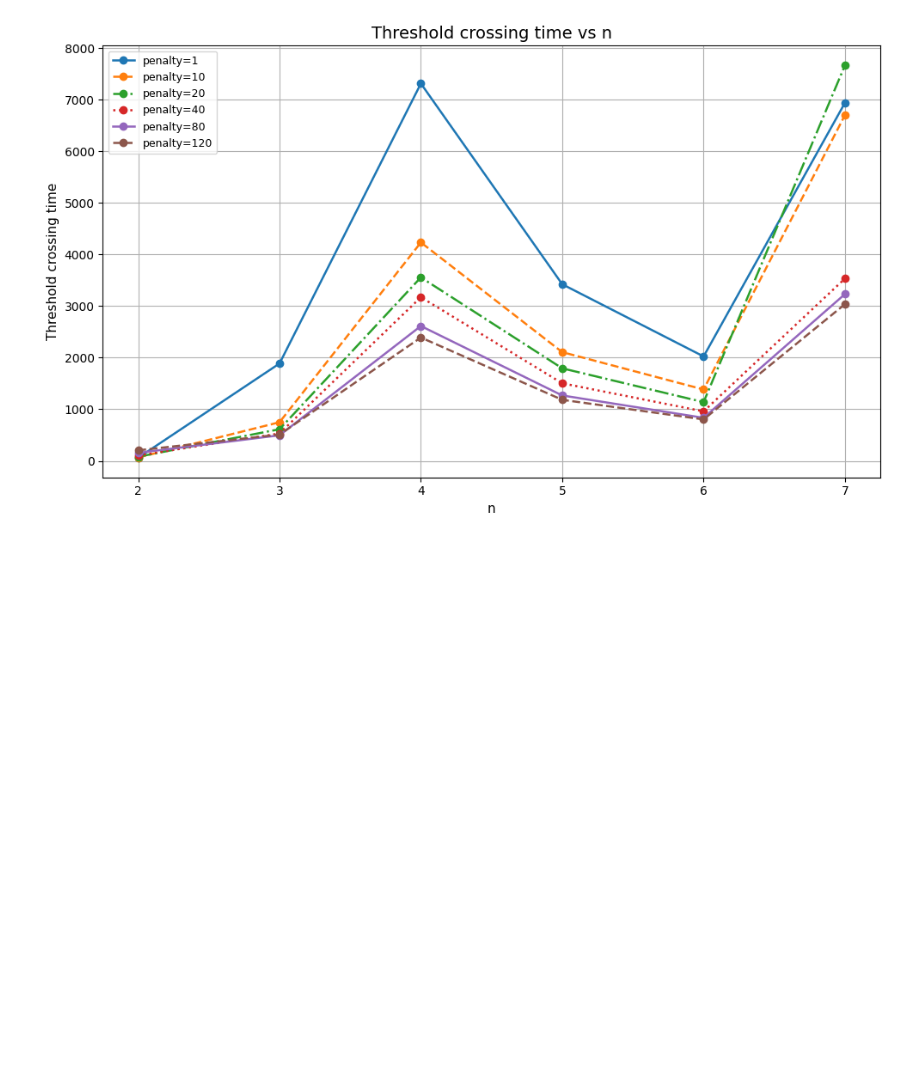
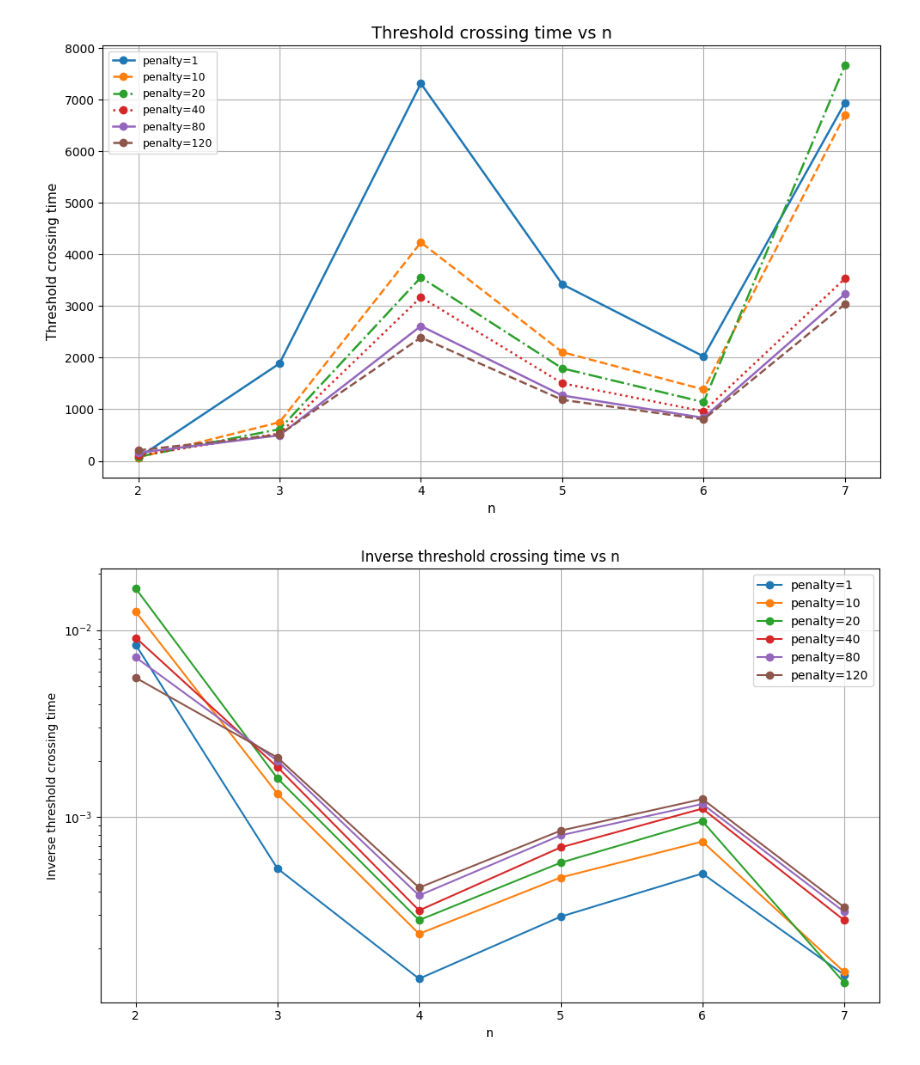
Before and after one commit to Secretmud/zermelos-navigation-problem, a Jupyter notebook: src/Plots.ipynb, the cells around one changed output. Drawn from its saved outputs; the diff is of its cells as text; code cells hidden in the pictures; blank space fills up the shorter version.

```diff
--- a/src/Plots.ipynb
+++ b/src/Plots.ipynb
@@ -1464,3 +1464,33 @@ plt.show()
 ['800', '-1', '15', '1500', '80', 'fids']
 [figure]
 [figure]
+# %%
+import matplotlib.pyplot as plt
+import numpy as np
+
+n = np.array([2, 3, 4, 5, 6, 7])
+
+data = {
+    "penalty=1":   np.array([120, 1880, 7300, 3400, 2000, 6950]),
+    "penalty=10":  np.array([80,  750, 4200, 2100, 1350, 6700]),
+    "penalty=20":  np.array([60,  620, 3550, 1750, 1050, 7650]),
+    "penalty=40":  np.array([110, 540, 3150, 1450,  900, 3550]),
+    "penalty=80":  np.array([140, 500, 2620, 1250,  850, 3200]),
+    "penalty=120": np.array([180, 480, 2380, 1180,  800, 3020]),
+}
+
+plt.figure(figsize=(10, 6))
+
+for label, y in data.items():
+    plt.semilogy(n, 1.0 / y, marker='o', label=label)
+
+plt.xlabel("n")
+plt.ylabel("Inverse threshold crossing time")
+plt.title("Inverse threshold crossing time vs n")
+plt.legend()
+plt.grid(True)
+plt.tight_layout()
+plt.savefig("threshold_vs_n_all_penalties_inverse.pdf")
+plt.show()
+# %% [output]
+[figure, added]
```
Also changed, not shown: 4 other files.
